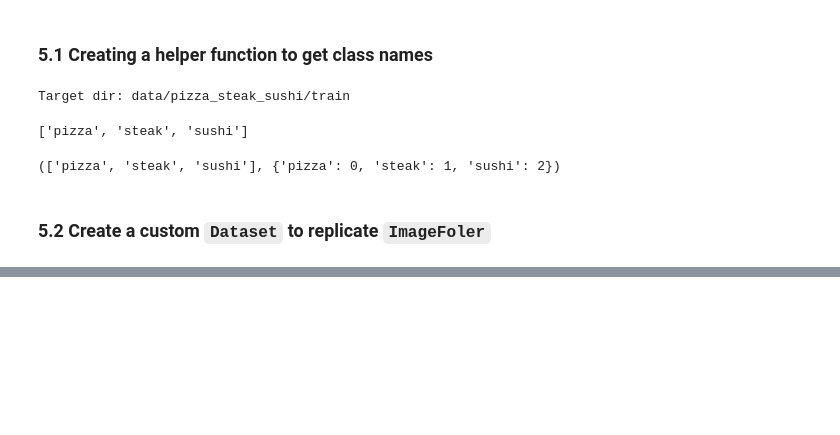
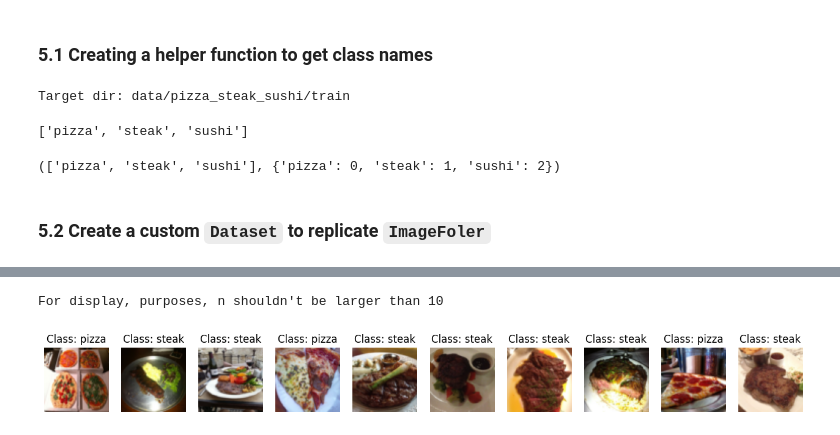
Before and after one commit to AdamStajer07/pytorchTutorial, a Jupyter notebook: 06_pytorch_tutorial.ipynb, the cells around one changed output, grey strips where cells are left out. Drawn from its saved outputs; the diff is of its cells as text; code cells hidden in the pictures; blank space fills up the shorter version.

```diff
--- a/06_pytorch_tutorial.ipynb
+++ b/06_pytorch_tutorial.ipynb
@@ -354,0 +367,7 @@ class ImageFolderCustom(Dataset):
+# %%
+train_data_custom = ImageFolderCustom(targ_dir=train_dir,
+                                      transform=train_transforms)
+
+test_data_custom = ImageFolderCustom(targ_dir=test_dir,
+                                     transform=test_transforms)
+train_data_custom, test_data_custom
@@ -354,0 +430,8 @@ class ImageFolderCustom(Dataset):
+# %%
+display_random_images(train_data_custom,
+                      n=20,
+                      classes=class_names,
+                      seed=42)
+# %% [output]
+For display, purposes, n shouldn't be larger than 10
+[figure, added]
```
Also changed, not shown: parts of 16 cells of this notebook.
